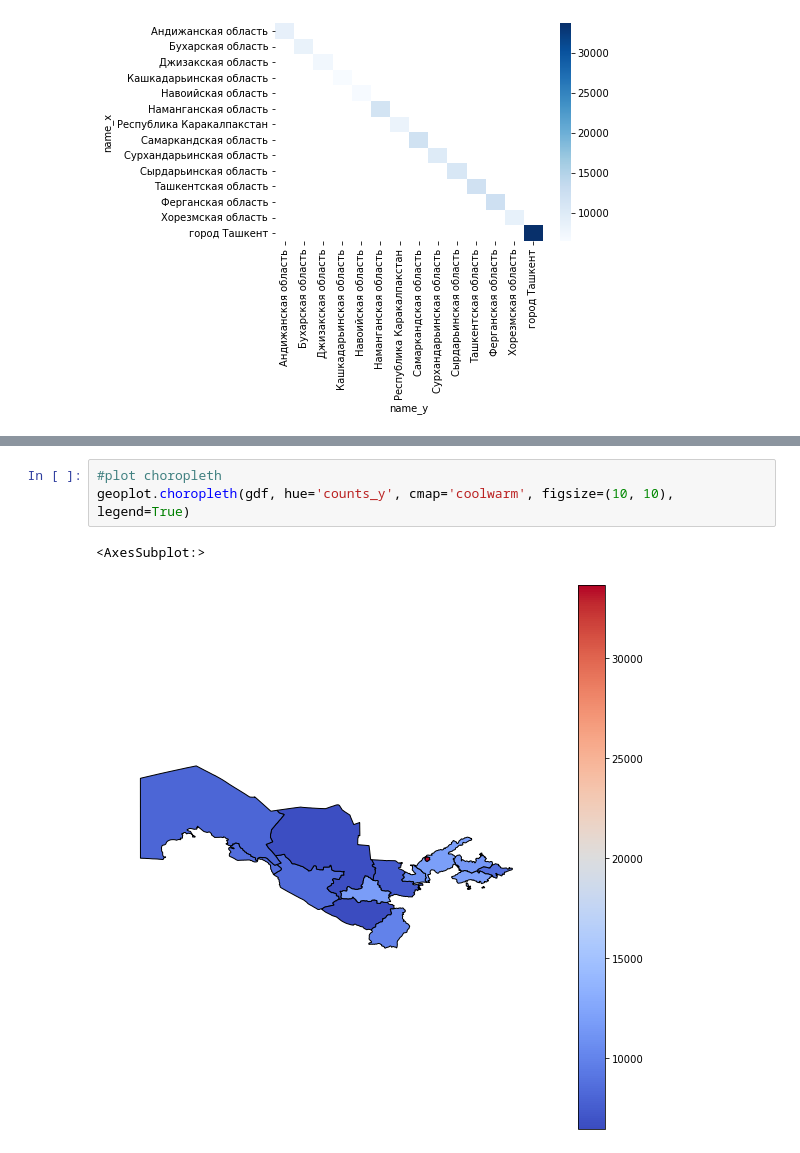
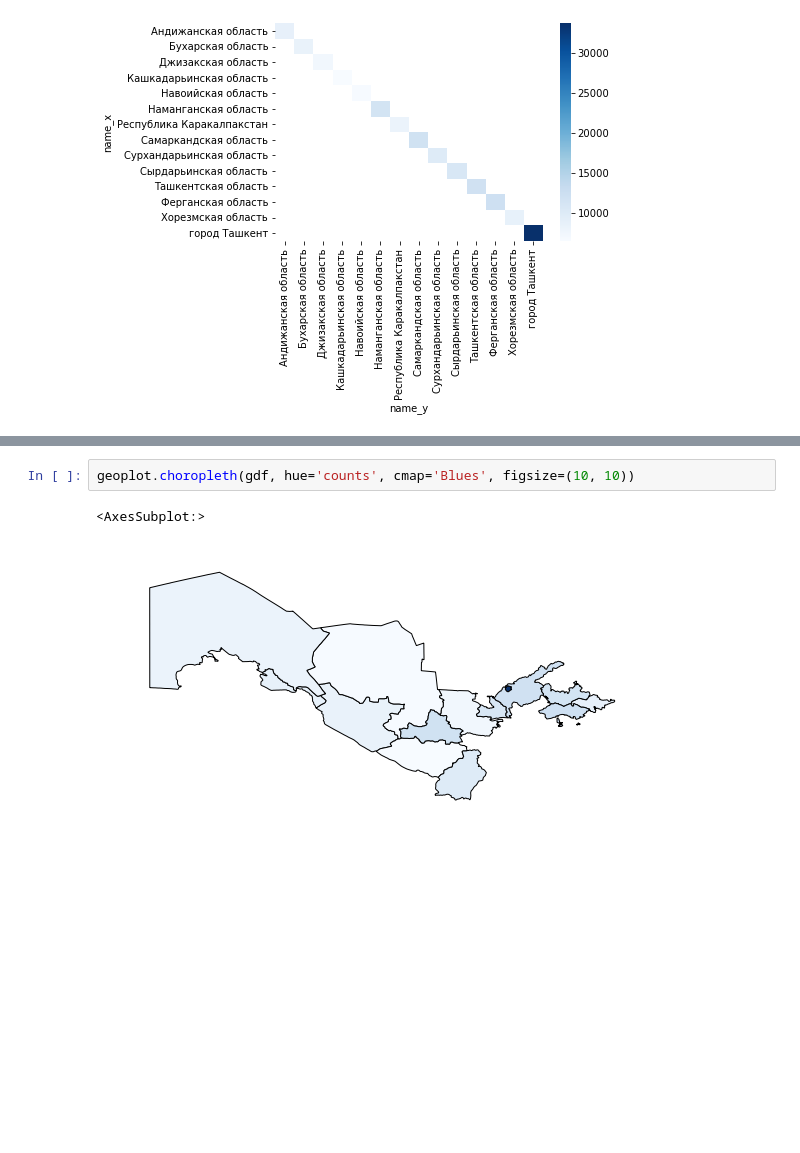
Before and after one commit to NilufarKhaydarova/procurement_analysis, a Jupyter notebook: territory_process.ipynb, the cells around one changed output, grey strips where cells are left out. Saved outputs shown, nothing was run; the diff lists cells and outputs as text; blank space fills up the shorter version.

```diff
--- a/territory_process.ipynb
+++ b/territory_process.ipynb
@@ -336,6 +323,5 @@ gdf.head()
 # %%
-#plot choropleth
-geoplot.choropleth(gdf, hue='counts_y', cmap='coolwarm', figsize=(10, 10), legend=True)
+geoplot.choropleth(gdf, hue='counts', cmap='Blues', figsize=(10, 10))
 # %% [output]
 <AxesSubplot:>
-[figure, old version]
+[figure, new version]
```
Also changed, not shown: parts of 9 cells of this notebook, 7 other files.
